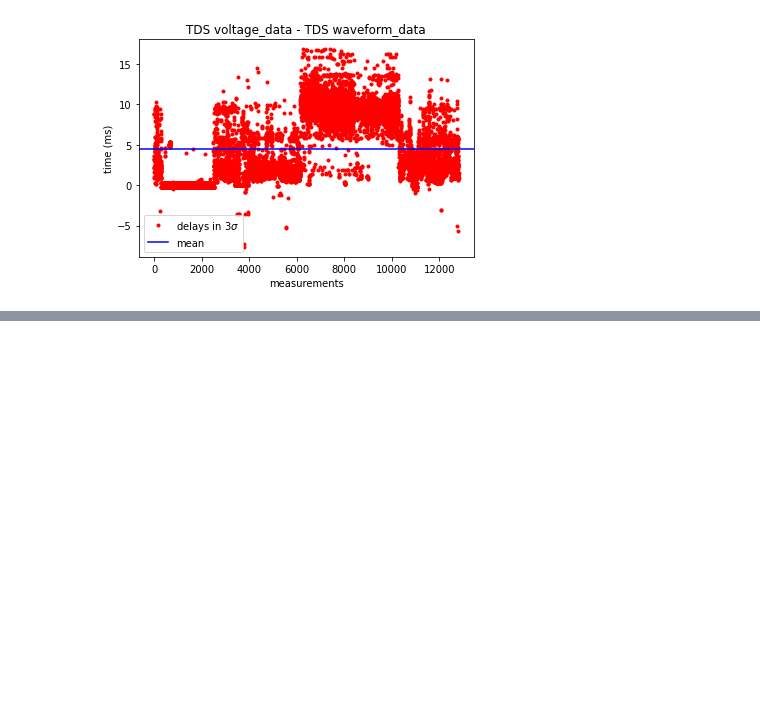
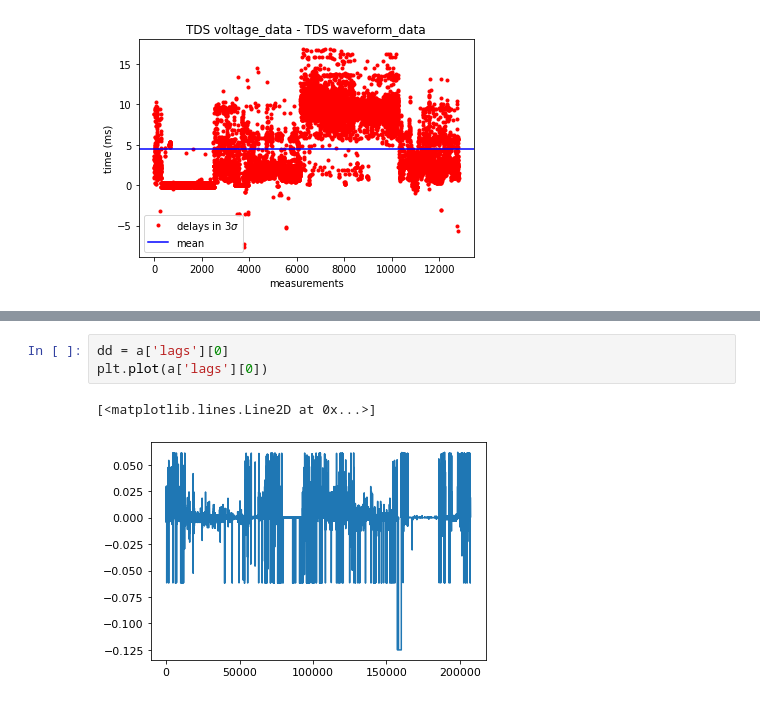
Before and after one commit to formanet415/tds-lfr_calibration, a Jupyter notebook: UPF_test2.ipynb, the cells around one changed output, grey strips where cells are left out. Cells and saved outputs as stored; diff of their text form; blank space fills up the shorter version.

```diff
--- a/UPF_test2.ipynb
+++ b/UPF_test2.ipynb
@@ -577,0 +533,6 @@ binom(10,10,9.5e-2)
+# %%
+dd = a['lags'][0]
+plt.plot(a['lags'][0])
+# %% [output]
+[<matplotlib.lines.Line2D at 0x...>]
+[figure, added]
```
Also changed, not shown: parts of 39 cells of this notebook, 8 other files.
